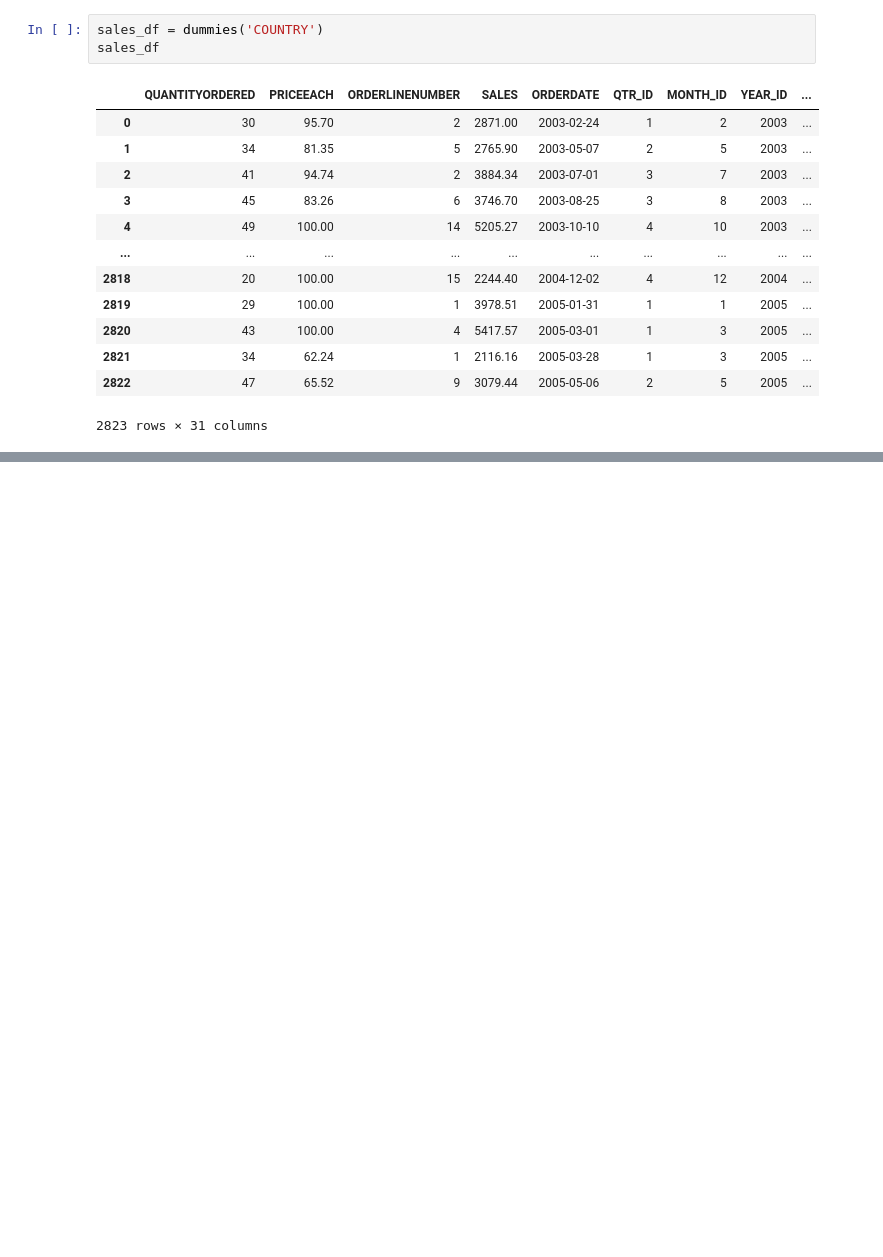
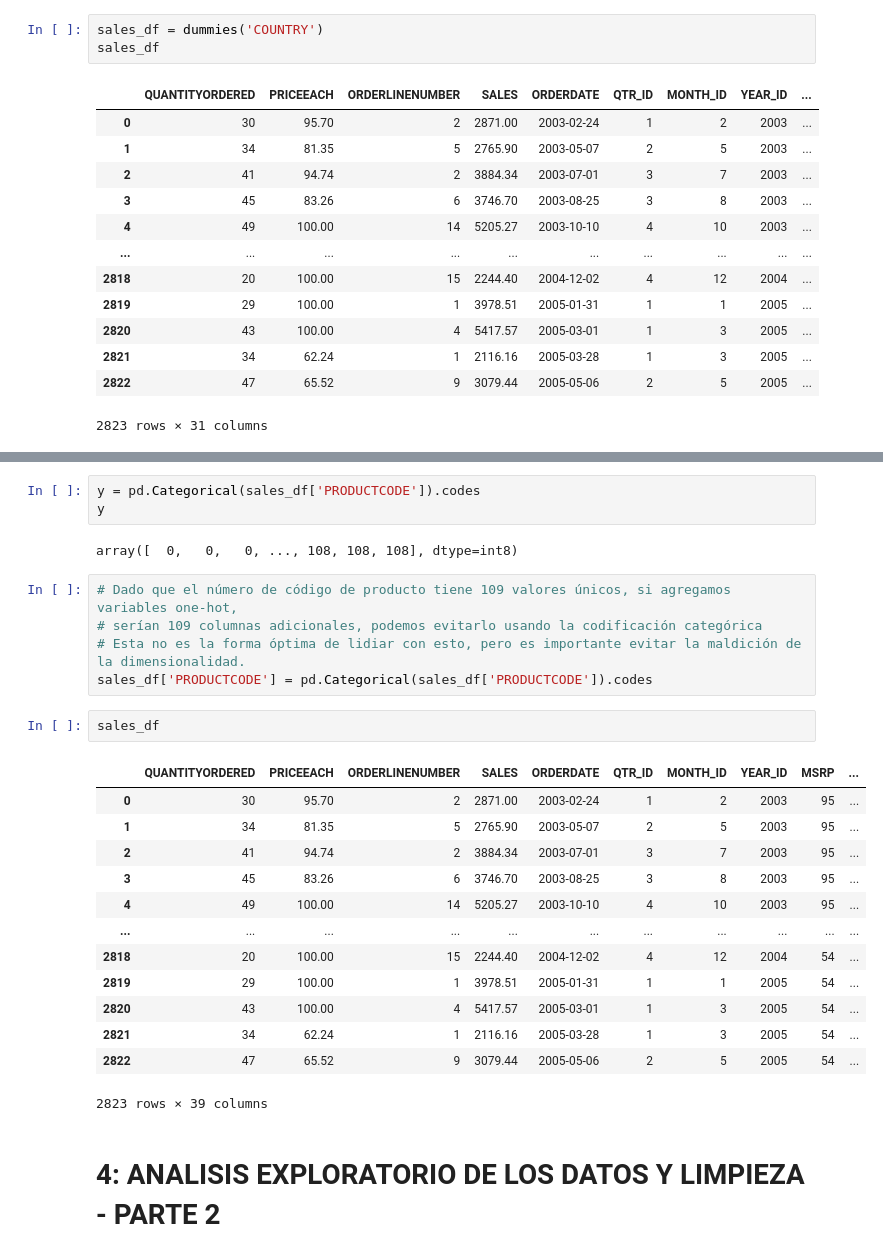
Before and after one commit to sergioarnold87/Marketing-Inteligencia_Artificial, a Jupyter notebook: Marketing_I_A.ipynb, the cells around one changed output, grey strips where cells are left out. Drawn from its saved outputs; the diff is of its cells as text; blank space fills up the shorter version.

Commit message:
Parte dos de la limpieza de datos

```diff
--- a/Marketing_I_A.ipynb
+++ b/Marketing_I_A.ipynb
@@ -328,0 +373,28 @@ sales_df
+# %%
+y = pd.Categorical(sales_df['PRODUCTCODE']).codes
+y
+# %% [output]
+array([  0,   0,   0, ..., 108, 108, 108], dtype=int8)
+# %%
+# Dado que el número de código de producto tiene 109 valores únicos, si agregamos variables one-hot,
+# serían 109 columnas adicionales, podemos evitarlo usando la codificación categórica
+# Esta no es la forma óptima de lidiar con esto, pero es importante evitar la maldición de la dimensionalidad.
+sales_df['PRODUCTCODE'] = pd.Categorical(sales_df['PRODUCTCODE']).codes
+# %%
+sales_df
+# %% [output]
+|  | QUANTITYORDERED | PRICEEACH | ORDERLINENUMBER | SALES | ORDERDATE | QTR_ID | MONTH_ID | YEAR_ID | MSRP | ... |
+| 0 | 30 | 95.70 | 2 | 2871.00 | 2003-02-24 | 1 | 2 | 2003 | 95 | ... |
+| 1 | 34 | 81.35 | 5 | 2765.90 | 2003-05-07 | 2 | 5 | 2003 | 95 | ... |
+| 2 | 41 | 94.74 | 2 | 3884.34 | 2003-07-01 | 3 | 7 | 2003 | 95 | ... |
+| 3 | 45 | 83.26 | 6 | 3746.70 | 2003-08-25 | 3 | 8 | 2003 | 95 | ... |
+| 4 | 49 | 100.00 | 14 | 5205.27 | 2003-10-10 | 4 | 10 | 2003 | 95 | ... |
+| ... | ... | ... | ... | ... | ... | ... | ... | ... | ... | ... |
+| 2818 | 20 | 100.00 | 15 | 2244.40 | 2004-12-02 | 4 | 12 | 2004 | 54 | ... |
+| 2819 | 29 | 100.00 | 1 | 3978.51 | 2005-01-31 | 1 | 1 | 2005 | 54 | ... |
+| 2820 | 43 | 100.00 | 4 | 5417.57 | 2005-03-01 | 1 | 3 | 2005 | 54 | ... |
+| 2821 | 34 | 62.24 | 1 | 2116.16 | 2005-03-28 | 1 | 3 | 2005 | 54 | ... |
+| 2822 | 47 | 65.52 | 9 | 3079.44 | 2005-05-06 | 2 | 5 | 2005 | 54 | ... |
+2823 rows × 39 columns
+# %% [markdown]
+# 4: ANALISIS EXPLORATORIO DE LOS DATOS Y LIMPIEZA - PARTE 2
```
Also changed, not shown: parts of 7 cells of this notebook.
